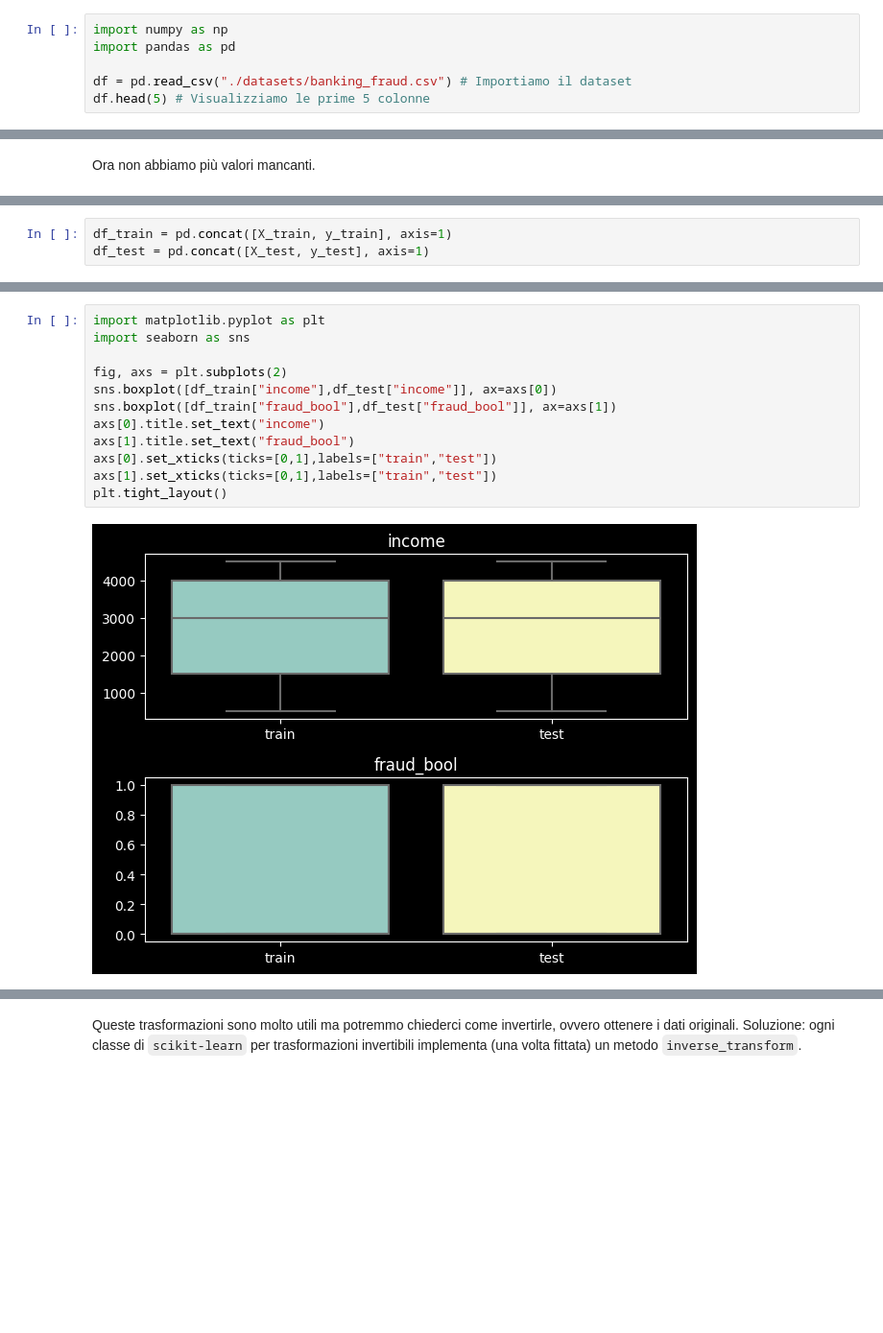
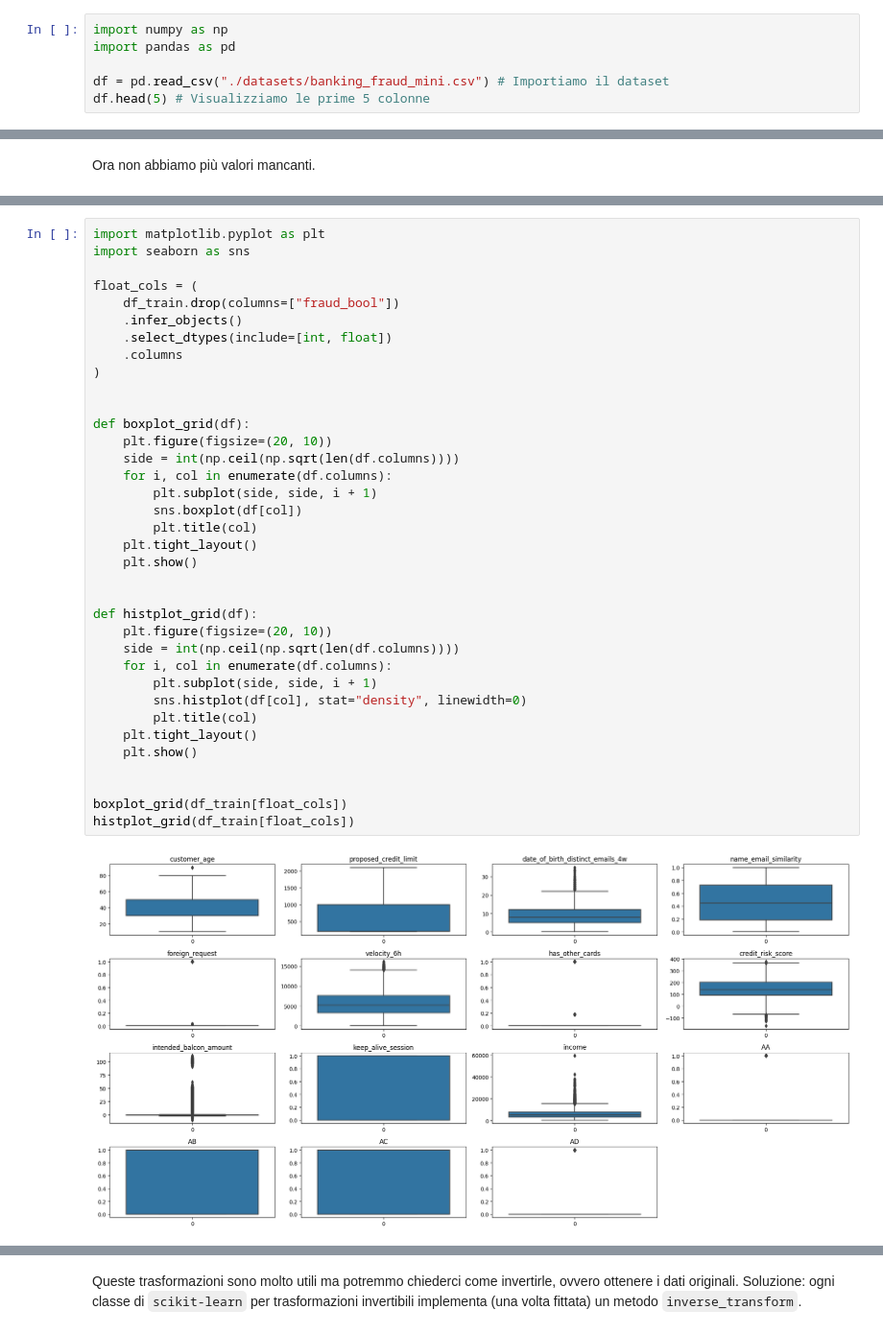
Before and after one commit to DLBD-Department/Python-Data-Science, a Jupyter notebook: Day2-Pandas/E2E-Pandas.ipynb, the cells around one changed output, grey strips where cells are left out. Shown at 96% size. Drawn from its saved outputs; the diff is of its cells as text; blank space fills up the shorter version.

```diff
--- a/Day2-Pandas/E2E-Pandas.ipynb
+++ b/Day2-Pandas/E2E-Pandas.ipynb
@@ -10,7 +11,7 @@ Per prima cosa importiamo il nostro dataset riguardante le crisi economiche nei
 import numpy as np
 import pandas as pd
 
-df = pd.read_csv("./datasets/banking_fraud.csv") # Importiamo il dataset
+df = pd.read_csv("./datasets/banking_fraud_mini.csv") # Importiamo il dataset
 df.head(5) # Visualizziamo le prime 5 colonne
 # %% [output]
 |  | customer_age | proposed_credit_limit | date_of_birth_distinct_emails_4w | name_email_similarity | foreign_request | ... |
@@ -383,3 +381,0 @@ Name: count, dtype: int64
-# %%
-df_train = pd.concat([X_train, y_train], axis=1)
-df_test = pd.concat([X_test, y_test], axis=1)
@@ -392,14 +400,38 @@ Innanzituto visualizziamo la distribuzione delle due feature:
 # %%
 import matplotlib.pyplot as plt
 import seaborn as sns
 
-fig, axs = plt.subplots(2)
-sns.boxplot([df_train["income"],df_test["income"]], ax=axs[0])
-sns.boxplot([df_train["fraud_bool"],df_test["fraud_bool"]], ax=axs[1])
-axs[0].title.set_text("income")
-axs[1].title.set_text("fraud_bool")
-axs[0].set_xticks(ticks=[0,1],labels=["train","test"])
-axs[1].set_xticks(ticks=[0,1],labels=["train","test"])
-plt.tight_layout()
+float_cols = (
+    df_train.drop(columns=["fraud_bool"])
+    .infer_objects()
+    .select_dtypes(include=[int, float])
+    .columns
+)
+
+
+def boxplot_grid(df):
+    plt.figure(figsize=(20, 10))
+    side = int(np.ceil(np.sqrt(len(df.columns))))
+    for i, col in enumerate(df.columns):
+        plt.subplot(side, side, i + 1)
+        sns.boxplot(df[col])
+        plt.title(col)
+    plt.tight_layout()
+    plt.show()
+
+
+def histplot_grid(df):
+    plt.figure(figsize=(20, 10))
+    side = int(np.ceil(np.sqrt(len(df.columns))))
+    for i, col in enumerate(df.columns):
+        plt.subplot(side, side, i + 1)
+        sns.histplot(df[col], stat="density", linewidth=0)
+        plt.title(col)
+    plt.tight_layout()
+    plt.show()
+
+
+boxplot_grid(df_train[float_cols])
+histplot_grid(df_train[float_cols])
 # %% [output]
-[figure, old version]
+[figure, new version]
```
Also changed, not shown: parts of 49 cells of this notebook, 13 other files.
